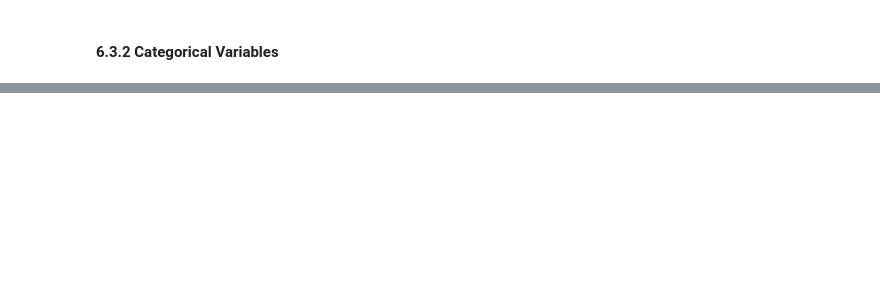
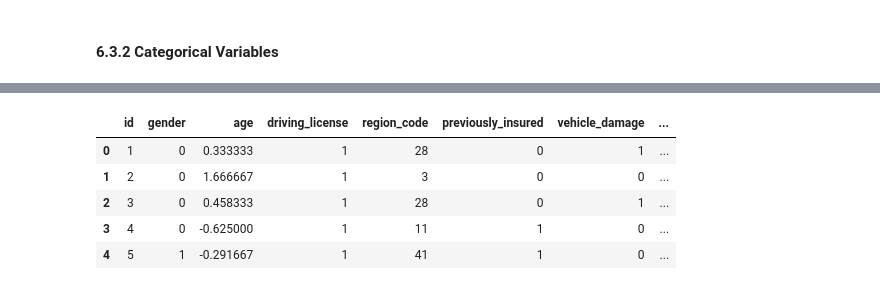
Before and after one commit to andre-ls/insurance-cross-sell, a Jupyter notebook: Code/main_notebook.ipynb, the cells around one changed output, grey strips where cells are left out. Saved outputs shown, nothing was run; the diff lists cells and outputs as text; code cells hidden in the pictures; blank space fills up the shorter version.

```diff
--- a/Code/main_notebook.ipynb
+++ b/Code/main_notebook.ipynb
@@ -341,0 +380,17 @@ sns.heatmap(correlation,annot=True)
+# %%
+gender_dict = {'Male' : 0, 'Female' : 1}
+data['gender'] = data['gender'].map(gender_dict)
+# %%
+vehicle_damage_dict = {'No' : 0, 'Yes' : 1}
+data['vehicle_damage'] = data['vehicle_damage'].map(vehicle_damage_dict)
+# %%
+data = pd.get_dummies(data,prefix=['vehicle_age'],columns=['vehicle_age'])
+# %%
+data.head()
+# %% [output]
+|  | id | gender | age | driving_license | region_code | previously_insured | vehicle_damage | ... |
+| 0 | 1 | 0 | 0.333333 | 1 | 28 | 0 | 1 | ... |
+| 1 | 2 | 0 | 1.666667 | 1 | 3 | 0 | 0 | ... |
+| 2 | 3 | 0 | 0.458333 | 1 | 28 | 0 | 1 | ... |
+| 3 | 4 | 0 | -0.625000 | 1 | 11 | 1 | 0 | ... |
+| 4 | 5 | 1 | -0.291667 | 1 | 41 | 1 | 0 | ... |
```
Also changed, not shown: parts of 12 cells of this notebook, 3 other files.
